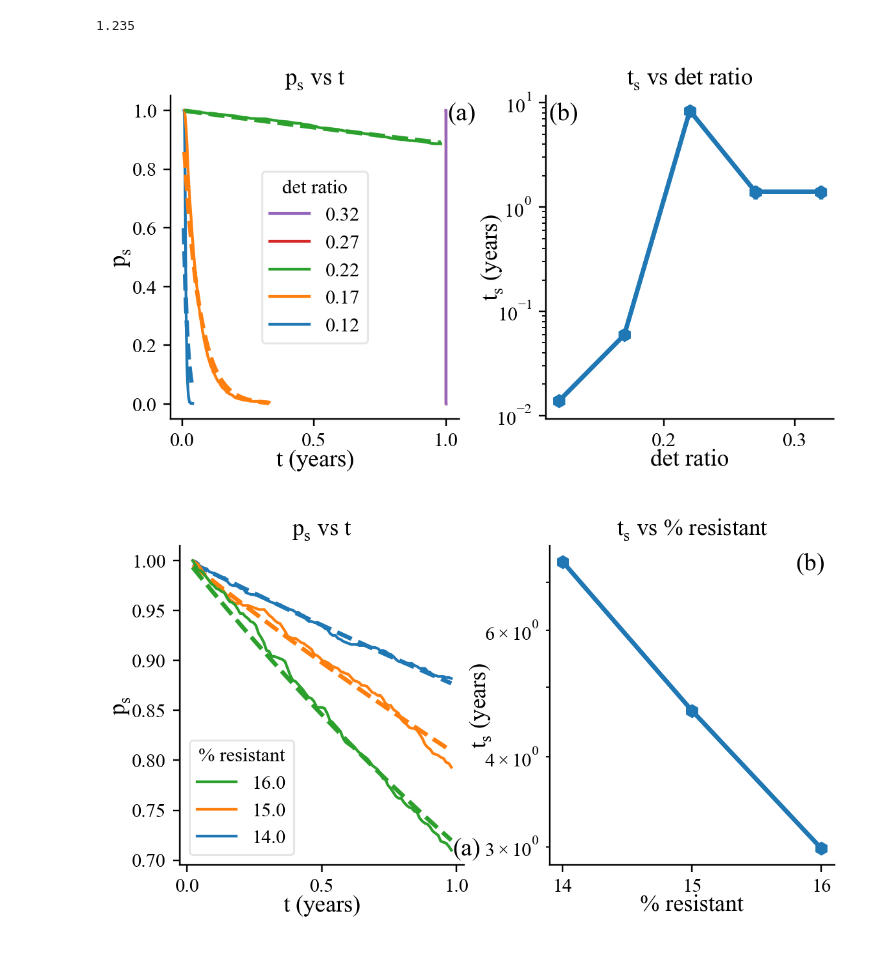
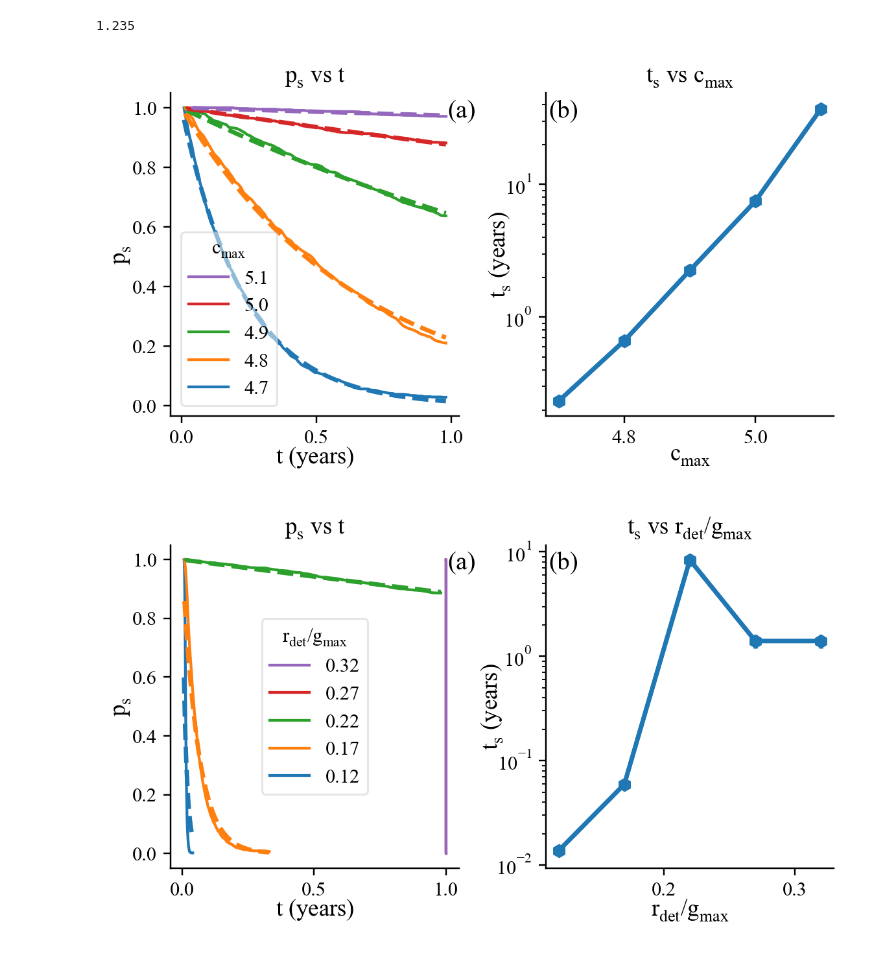
Before and after one commit to patricksinclair/multispecies_postprocessing, a Jupyter notebook: geno_distbs/varying_susceps/ttf_analyser.ipynb, the cells around one changed output. Drawn from its saved outputs; the diff is of its cells as text; code cells hidden in the pictures.

```diff
--- a/geno_distbs/varying_susceps/ttf_analyser.ipynb
+++ b/geno_distbs/varying_susceps/ttf_analyser.ipynb
@@ -312,18 +297,20 @@ def plot_fitSlopes_and_failRate(ttf_df_list, variable_vals, variable_name, filen
     plt.savefig("time_to_failure_plots/"+filename+".pdf", bbox_inches="tight")
     plt.show()
 
-    return ttf
-        #print(popt)
-        #print(pcov)
+    return var_val, ttf, variable_name # return the parameter of interest, times to failure vs the parameter of interest, x-label for param of interest
 # %%
-# ttf_14pc_cmax = plot_fitSlopes_and_failRate(ttf_14pcres_vs_cmax, cmax_vals, "$c_{\max}$", "ttf_plots_14pcres_vs_cmax")
 # ttf_15pc_cmax = plot_fitSlopes_and_failRate(ttf_15pcres_vs_cmax, cmax_vals, "$c_{\max}$", "ttf_plots_15pcres_vs_cmax")
 # ttf_16pc_cmax = plot_fitSlopes_and_failRate(ttf_16pcres_vs_cmax, cmax_vals, "$c_{\max}$", "ttf_plots_16pcres_vs_cmax")
 #print(ttf_14pc)
-ttf_pc_res_detRatio = plot_fitSlopes_and_failRate(ttf_14pcres_vs_det_ratio, det_ratio_vals, "det ratio", "ttf_plots_det_ratio", letter_in_top=True, n_sig_figs=3)
-ttf_pc_res = plot_fitSlopes_and_failRate(ttf_vs_pc_res, pc_res_vals, "% resistant", "ttf_plots_pc_res", letter_in_top=False, n_sig_figs=3)
-ttf_14pc_K = plot_fitSlopes_and_failRate(ttf_14pcres_vs_K, K_vals, "$K$", "ttf_plots_14pcres_vs_K", letter_in_top=True, n_sig_figs=4)
-ttf_14pc_gMax = plot_fitSlopes_and_failRate(ttf_14pcres_vs_g_max, g_max_vals, "$g_{max}$", "ttf_plots_14pcres_vs_gMax", letter_in_top=True, n_sig_figs=3)
+ttf_14pc_cmax       = plot_fitSlopes_and_failRate(ttf_14pcres_vs_cmax, cmax_vals,           "$c_{max}$", "ttf_plots_14pcres_vs_cmax")
+ttf_14pc_detRatio   = plot_fitSlopes_and_failRate(ttf_14pcres_vs_det_ratio, det_ratio_vals, "$r_{det}/g_{max}$", "ttf_plots_det_ratio", letter_in_top=True, n_sig_figs=3)
+ttf_pc_res          = plot_fitSlopes_and_failRate(ttf_vs_pc_res, pc_res_vals,               "% resistant", "ttf_plots_pc_res", letter_in_top=False, n_sig_figs=3)
+ttf_14pc_K          = plot_fitSlopes_and_failRate(ttf_14pcres_vs_K, K_vals,                 "$K$", "ttf_plots_14pcres_vs_K", letter_in_top=True, n_sig_figs=4)
+ttf_14pc_gMax       = plot_fitSlopes_and_failRate(ttf_14pcres_vs_g_max, g_max_vals,         "$g_{max}$", "ttf_plots_14pcres_vs_gMax", letter_in_top=True, n_sig_figs=3)
+ttf_14pc_rImm       = plot_fitSlopes_and_failRate(ttf_14pcres_vs_rImm, rImm_vals,           "$r_{imm}$", "ttf_plots_14pcres_vs_rImm", letter_in_top=False, n_sig_figs=3)
+
+# make a list of the ttf_vs_x_params
+ttf_vs_x_list = [ttf_14pc_cmax, ttf_14pc_detRatio, ttf_pc_res, ttf_14pc_K, ttf_14pc_gMax, ttf_14pc_rImm]
 # %% [output]
-[figure, old version]
+[figure, new version]
-[figure, old version]
+[figure, new version]
```
Also changed, not shown: parts of 9 cells of this notebook, 1 other file.
